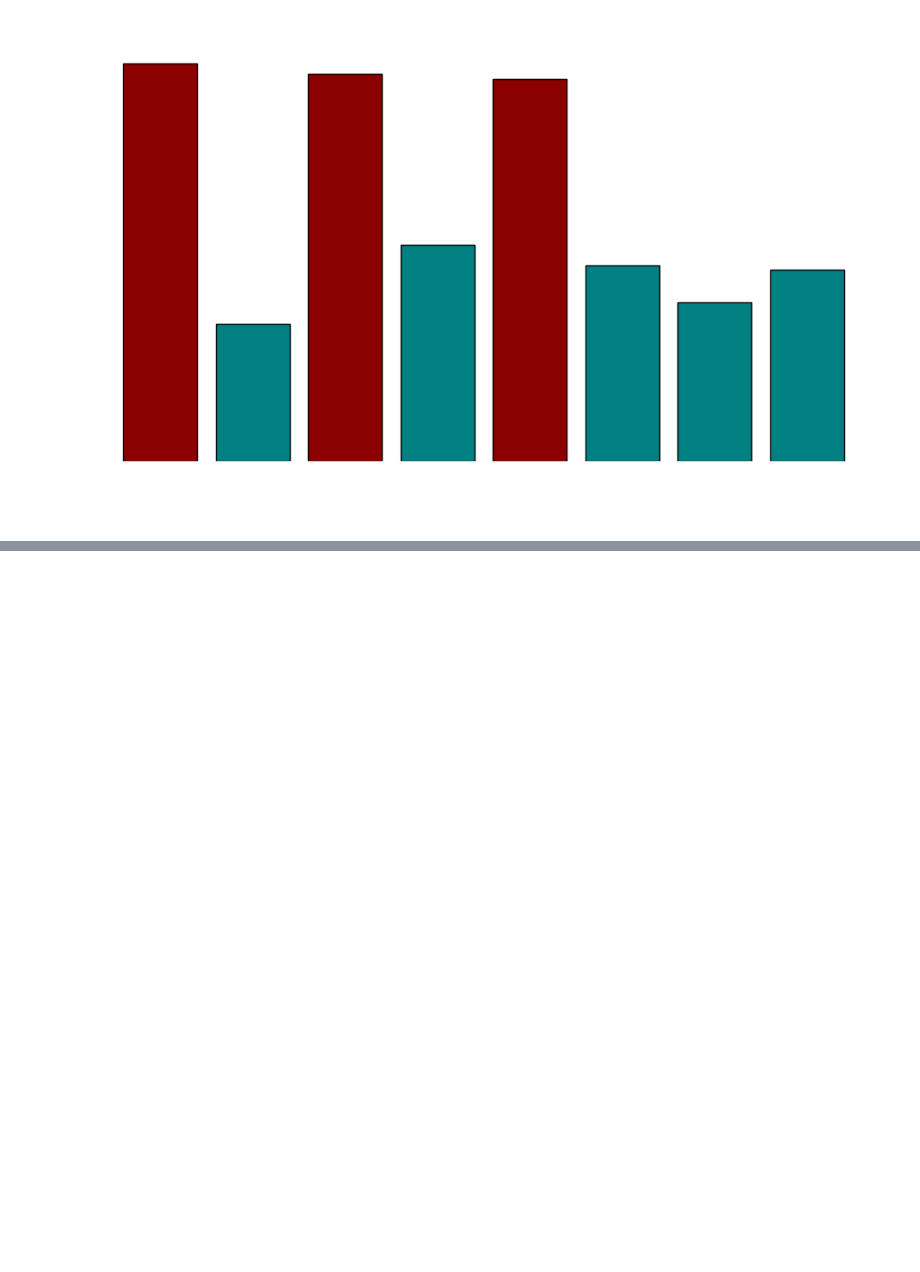
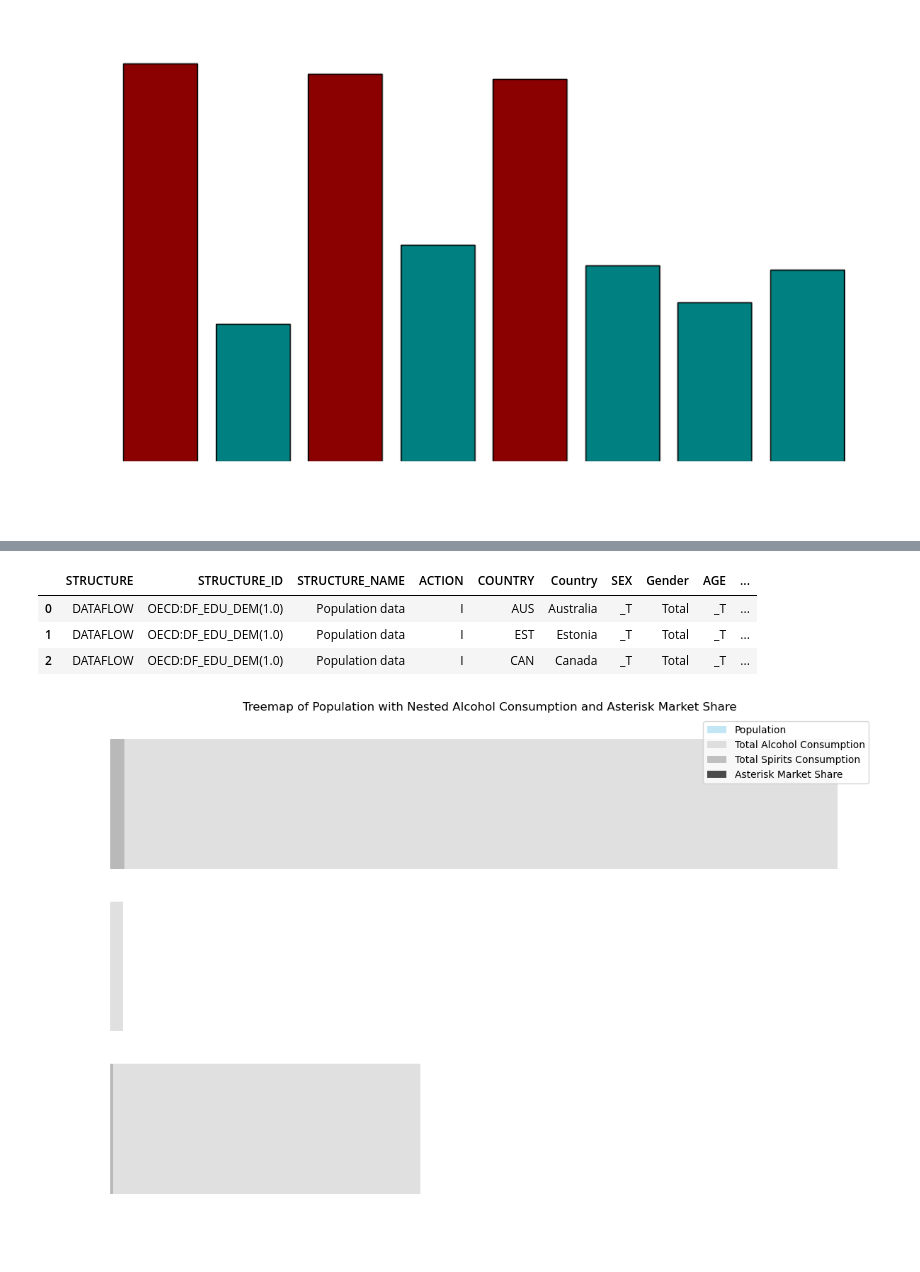
Before and after one commit to ThePennyGoblin/SMU_BootCamp_-Project_1, a Jupyter notebook: WHO Data API/Caite_Scratchpad_Analysis_other.ipynb, the cells around one changed output, grey strips where cells are left out. Cells and saved outputs as stored; diff of their text form; code cells hidden in the pictures; blank space fills up the shorter version.

Commit message:
Finished Product

```diff
--- a/WHO Data API/Scratpad_Analysis.ipynb
+++ b/WHO Data API/Caite_Scratchpad_Analysis_other.ipynb
@@ -1018,3 +1071,62 @@ plt.show()
+# %%
+# What % of Market Share would our production be?
+#2M gallons / total alcohol per capita 2016
+#File is Total alcohols by country and year, UOM Liters per Capita
+# Specify the file path
+file_path = './CSV-Asterisk_Market_Share.csv'
+
+# Read the CSV file into a DataFrame
+df_market = pd.read_csv(file_path)
+
+# Display the DataFrame
+display(df_market)
+# %% [output]
+|  | STRUCTURE | STRUCTURE_ID | STRUCTURE_NAME | ACTION | COUNTRY | Country | SEX | Gender | AGE | ... |
+| 0 | DATAFLOW | OECD:DF_EDU_DEM(1.0) | Population data | I | AUS | Australia | _T | Total | _T | ... |
+| 1 | DATAFLOW | OECD:DF_EDU_DEM(1.0) | Population data | I | EST | Estonia | _T | Total | _T | ... |
+| 2 | DATAFLOW | OECD:DF_EDU_DEM(1.0) | Population data | I | CAN | Canada | _T | Total | _T | ... |
+# %%
+# Convert 'Asterisk Market share' and 'Total Spirits' columns to numeric types
+# df_market['Asterisk Market share '] = pd.to_numeric(df_market['Asterisk Market share '].str.rstrip('%')) / 100
+df_market['Total Spirits'] = pd.to_numeric(df_market['Total Spirits'])
+
+# Calculating nested values
+df_market['Total Alcohol Consumption'] = df_market['Total Alcohol Consumption'] * 1000000  # Converting to liters
+df_market['Total Spirits Consumption'] = df_market['Total Alcohol Consumption'] * (df_market['Spirits %'] / 100)
+df_market['Asterisk Market Share'] = df_market['Total Spirits Consumption'] * (df_market['Asterisk Market share '] / df_market['Total Spirits'])
+
+# Plotting code...
+
+# Calculating nested values
+df_market['Total Alcohol Consumption'] = df_market['Total Alcohol Consumption'] * 1000000  # Converting to liters
+df_market['Total Spirits Consumption'] = df_market['Total Alcohol Consumption'] * (df_market['Spirits %'] / 100)
+df_market['Asterisk Market Share '] = df_market['Total Spirits Consumption'] * (df_market['Asterisk Market share '] / df_market['Total Spirits'])
+
+# Plotting
+plt.figure(figsize=(12, 8))
+
+# Define colors
+colors = ['skyblue', 'lightgreen', 'salmon']
+
+# Plotting nested rectangles
+for i, row in df_market.iterrows():
+    plt.barh(y=i, width=row['Population'], color=colors[i], alpha=0.5, label=row['Country'])
+    plt.barh(y=i, width=row['Total Alcohol Consumption'], color='lightgrey', alpha=0.7)
+    plt.barh(y=i, width=row['Total Spirits Consumption'], color='darkgrey', alpha=0.7)
+    plt.barh(y=i, width=row['Asterisk Market Share '], color='black', alpha=0.7)
+
+# Adding labels and legend
+plt.xlabel('Count')
+plt.ylabel('Country')
+plt.title('Treemap of Population with Nested Alcohol Consumption and Asterisk Market Share ')
+plt.yticks(range(len(df_market)), df_market['Country'])
+plt.legend(['Population', 'Total Alcohol Consumption', 'Total Spirits Consumption', 'Asterisk Market Share '], loc='upper right')
+
+# Show plot
+plt.tight_layout()
+plt.show()
+# %% [output]
+[figure, added]
 # %%
 # AMR-- Venezuela, Canada // WPR-- AUS, KIR, MYS highest pricing how to show the relationship between beer/wine totals and spirits totals?
 
```
Also changed, not shown: parts of 5 cells of this notebook, 21 other files.
